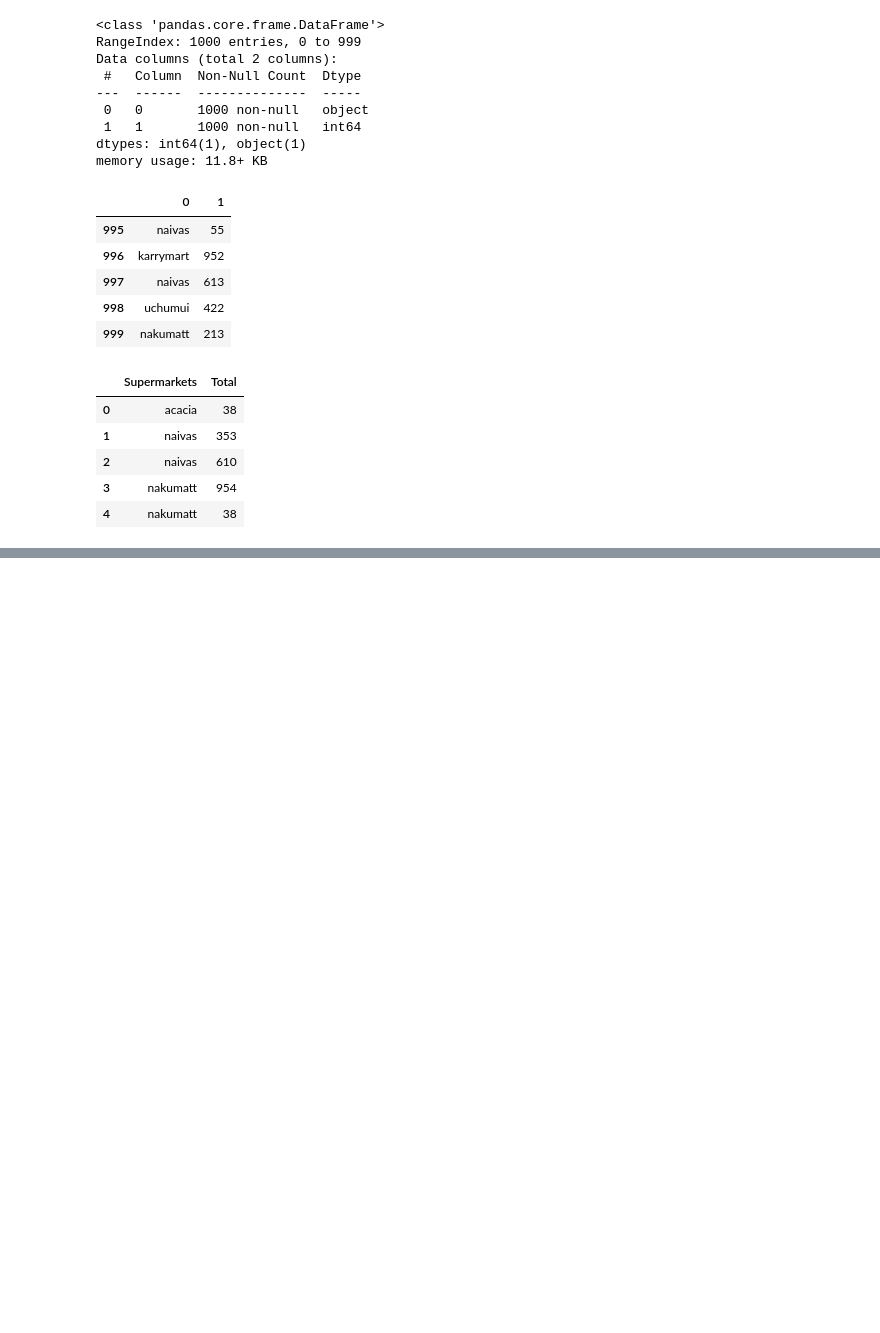
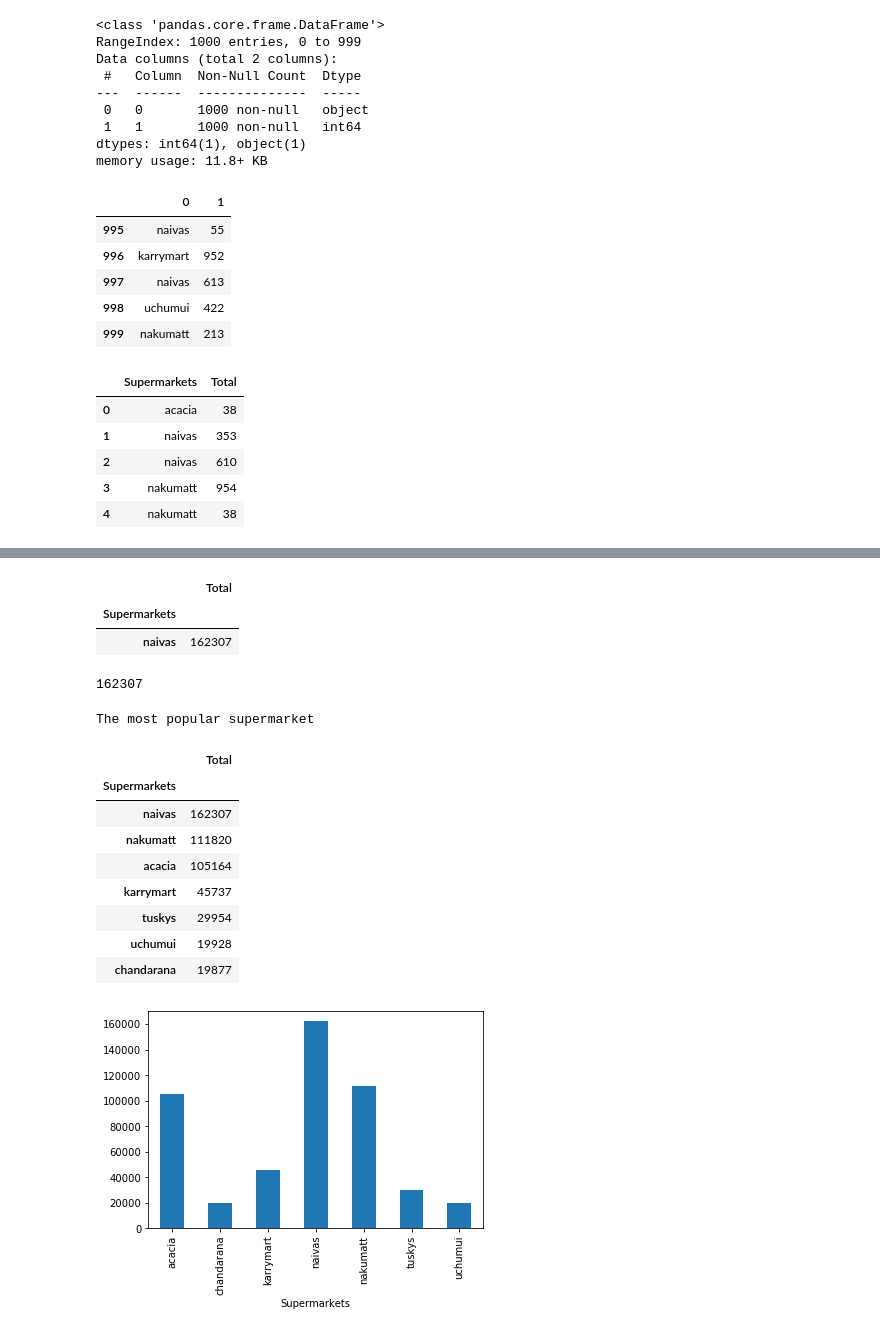
Before and after one commit to egimoro/KEsupermarkets, a Jupyter notebook: KEsupermarket1.ipynb, the cells around one changed output, grey strips where cells are left out. Drawn from its saved outputs; the diff is of its cells as text; code cells hidden in the pictures; blank space fills up the shorter version.

Commit message:
Completed bar plot

```diff
--- a/KEsupermarket1.ipynb
+++ b/KEsupermarket1.ipynb
@@ -219,0 +203,5 @@ df.head(5)
+# %%
+
+df = pd.read_csv(Location, names=['Supermarkets', 'Total'])
+
+df.head()
@@ -219,0 +242,7 @@ df.head(5)
+# %%
+
+supermarket = df.groupby('Supermarkets')
+
+df = supermarket.sum()
+
+df
@@ -219,0 +259,33 @@ df.head(5)
+# %%
+
+Sorted = df.sort_values(['Total'], ascending=False)
+
+Sorted.head(1)
+# %% [output]
+|  | Total |
+| Supermarkets |  |
+| naivas | 162307 |
+# %%
+
+df['Total'].max()
+# %% [output]
+162307
+# %%
+
+df['Total'].plot.bar()
+
+print('The most popular supermarket')
+
+df.sort_values(by='Total', ascending=False)
+# %% [output]
+The most popular supermarket
+|  | Total |
+| Supermarkets |  |
+| naivas | 162307 |
+| nakumatt | 111820 |
+| acacia | 105164 |
+| karrymart | 45737 |
+| tuskys | 29954 |
+| uchumui | 19928 |
+| chandarana | 19877 |
+[figure, added]
```
Also changed, not shown: parts of 8 cells of this notebook, 2 other files.
